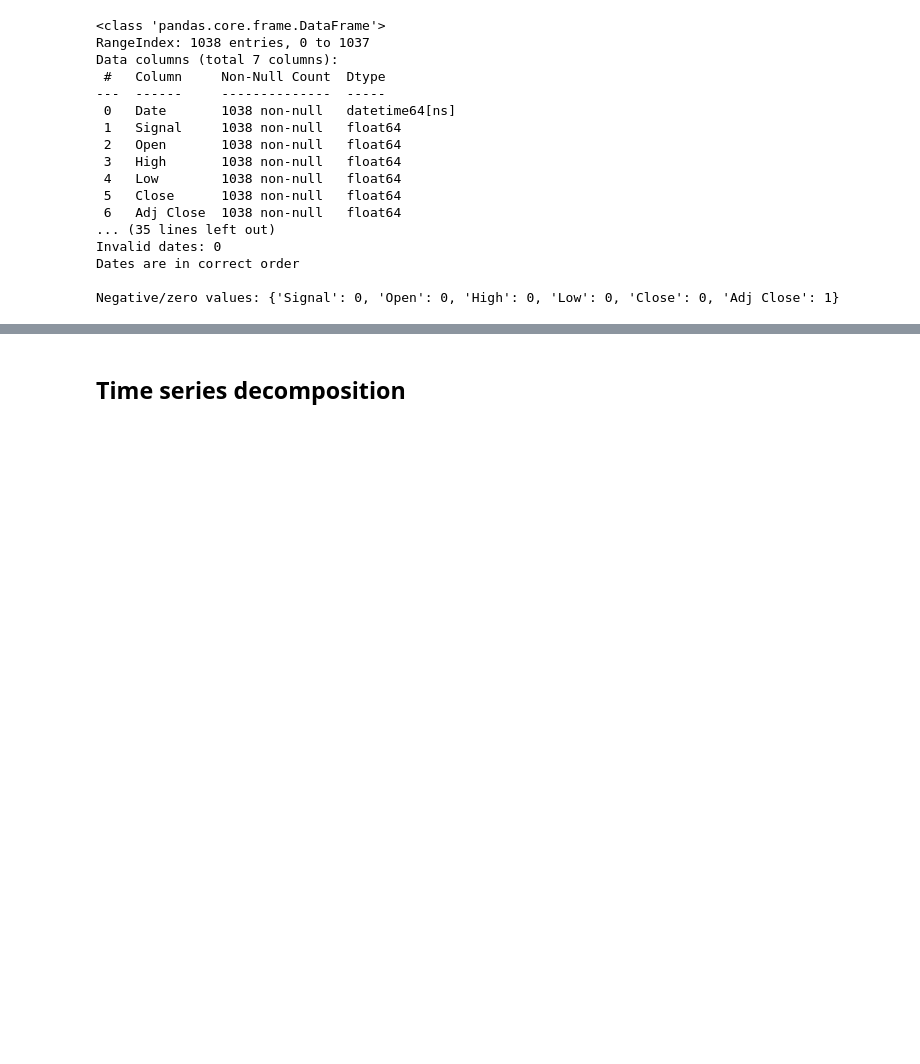
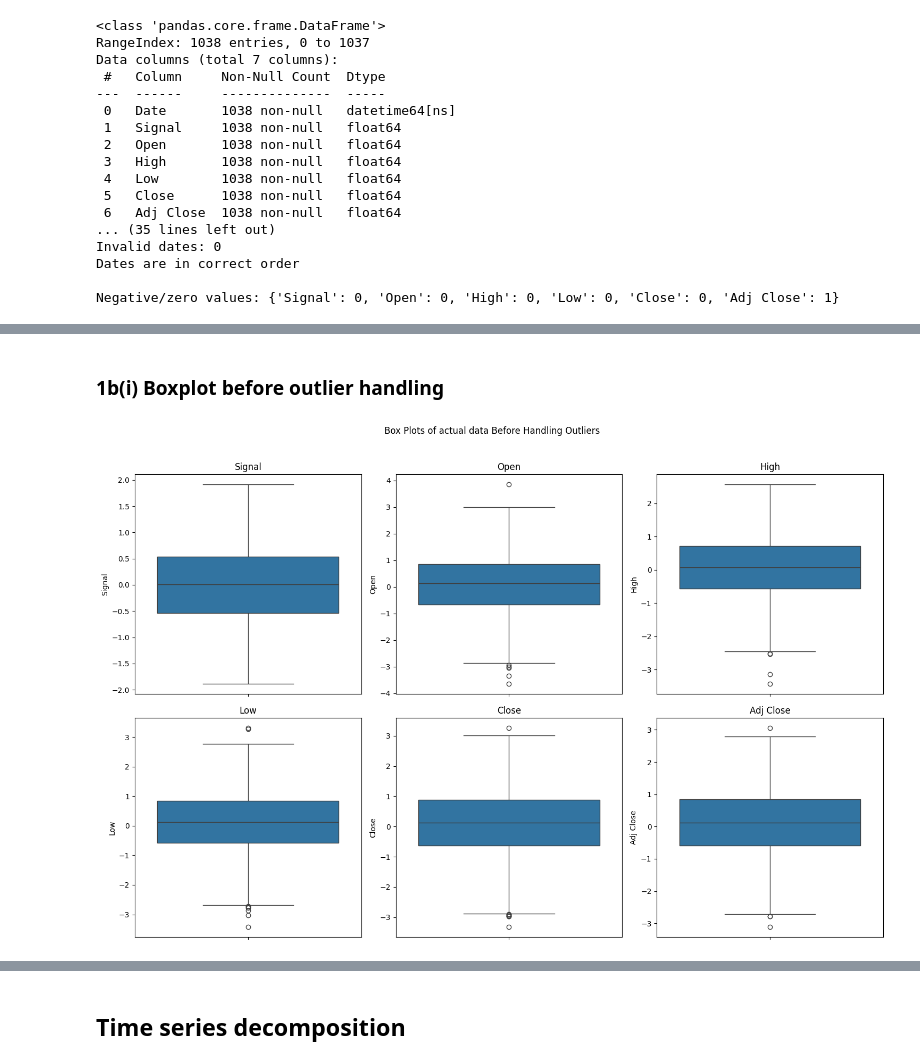
Before and after one commit to saltedpotato/QF632_Project, a Jupyter notebook: Project 1.ipynb, the cells around one changed output, grey strips where cells are left out. Saved outputs shown, nothing was run; the diff lists cells and outputs as text; code cells hidden in the pictures; blank space fills up the shorter version.

```diff
--- a/Project 1.ipynb
+++ b/Project 1.ipynb
@@ -181,0 +216,16 @@ After differencing the data, the plots indicates that the data have a constant l
+# %% [markdown]
+### 1b(i) Boxplot before outlier handling
+# %%
+# Plot box plots before handling outliers
+plt.figure(figsize=(15, 10))
+plt.suptitle('Box Plots of actual data Before Handling Outliers')
+
+for i, col in enumerate(columns_to_check, 1):
+    plt.subplot(2, 3, i)
+    sns.boxplot(y=df_diff_outliers_imputed[col])
+    plt.title(col)
+
+plt.tight_layout(rect=[0, 0, 1, 0.96])
+plt.show()
+# %% [output]
+[figure, added]
```
Also changed, not shown: parts of 52 cells of this notebook.
